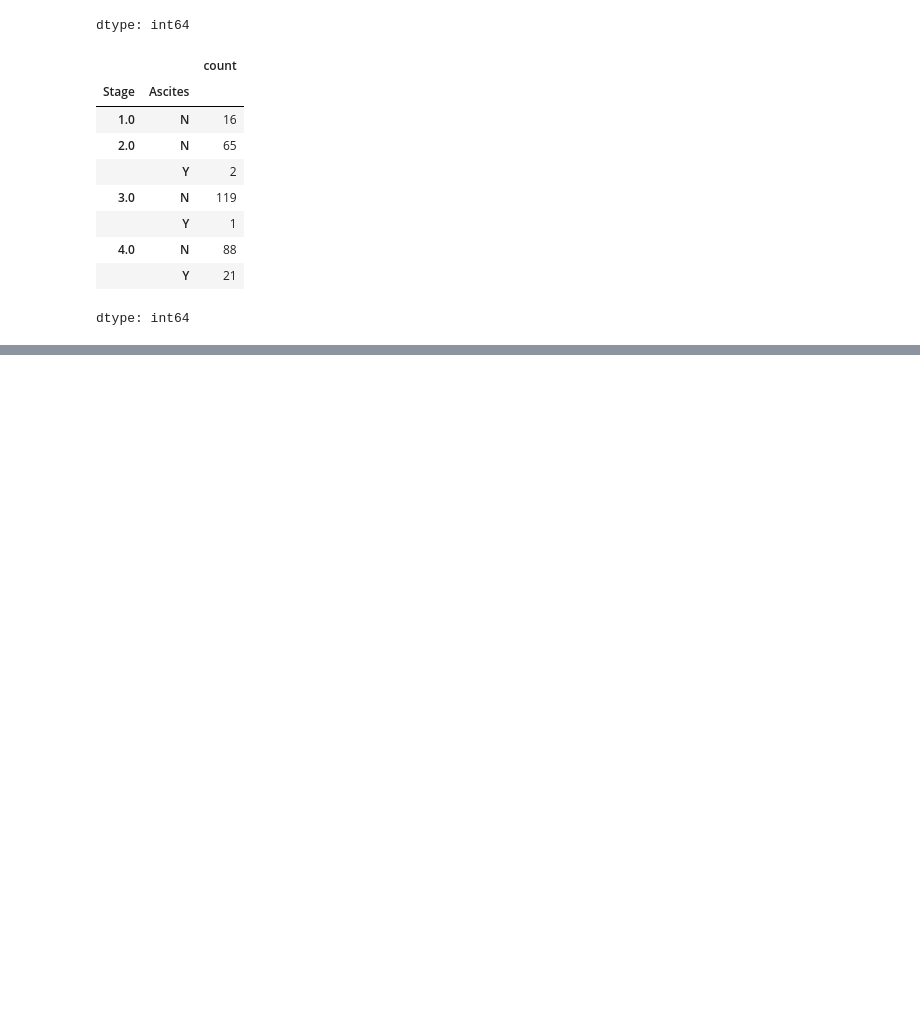
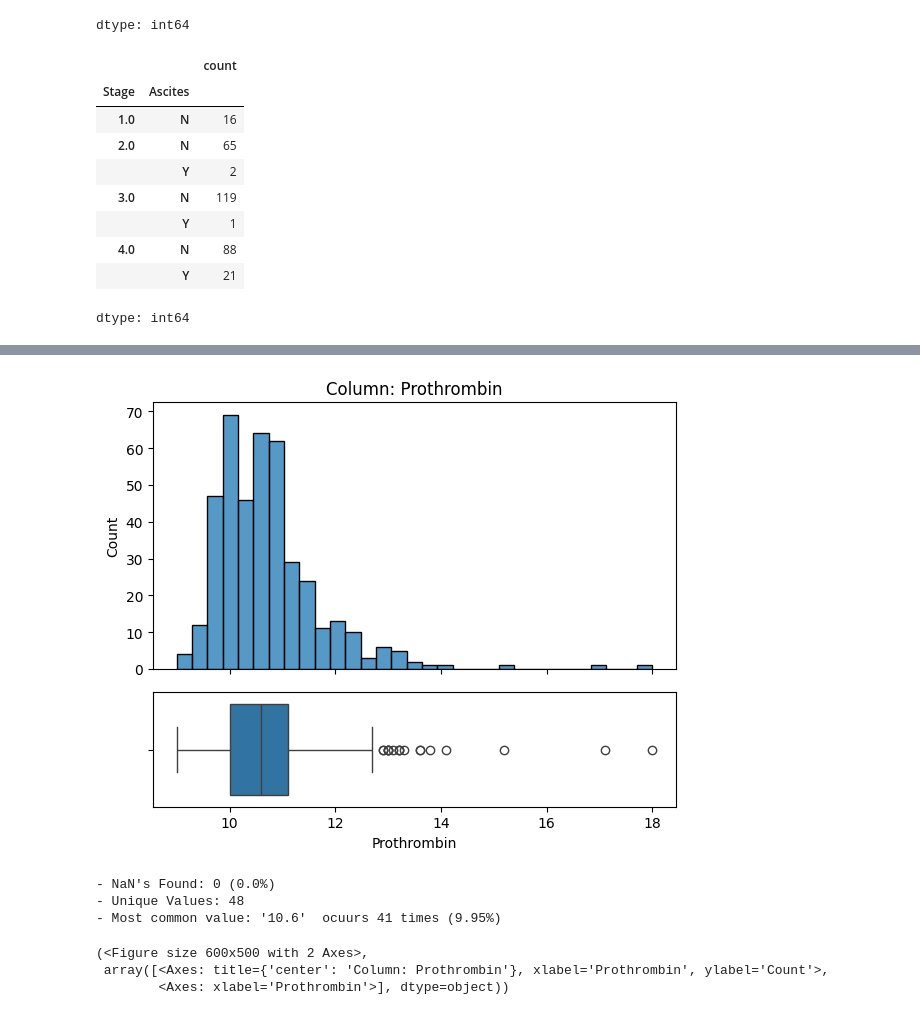
Before and after one commit to Areej73/pbc-liver-cirrhosis-dataset, a Jupyter notebook: Cirrhosis_Prediction_Dataset.ipynb, the cells around one changed output, grey strips where cells are left out. Cells and saved outputs as stored; diff of their text form; code cells hidden in the pictures; blank space fills up the shorter version.

```diff
--- a/Cirrhosis_Prediction_Dataset.ipynb
+++ b/Cirrhosis_Prediction_Dataset.ipynb
@@ -513,0 +565,10 @@ df['Ascites'] = df.groupby('Stage')['Ascites'].transform(lambda x: x.fillna(x.mo
+# %%
+explore_numeric(df,'Prothrombin' )
+# %% [output]
+[figure, added]
+- NaN's Found: 0 (0.0%)
+- Unique Values: 48
+- Most common value: '10.6'  ocuurs 41 times (9.95%)
+(<Figure size 600x500 with 2 Axes>,
+ array([<Axes: title={'center': 'Column: Prothrombin'}, xlabel='Prothrombin', ylabel='Count'>,
+        <Axes: xlabel='Prothrombin'>], dtype=object))
```
Also changed, not shown: parts of 48 cells of this notebook.
